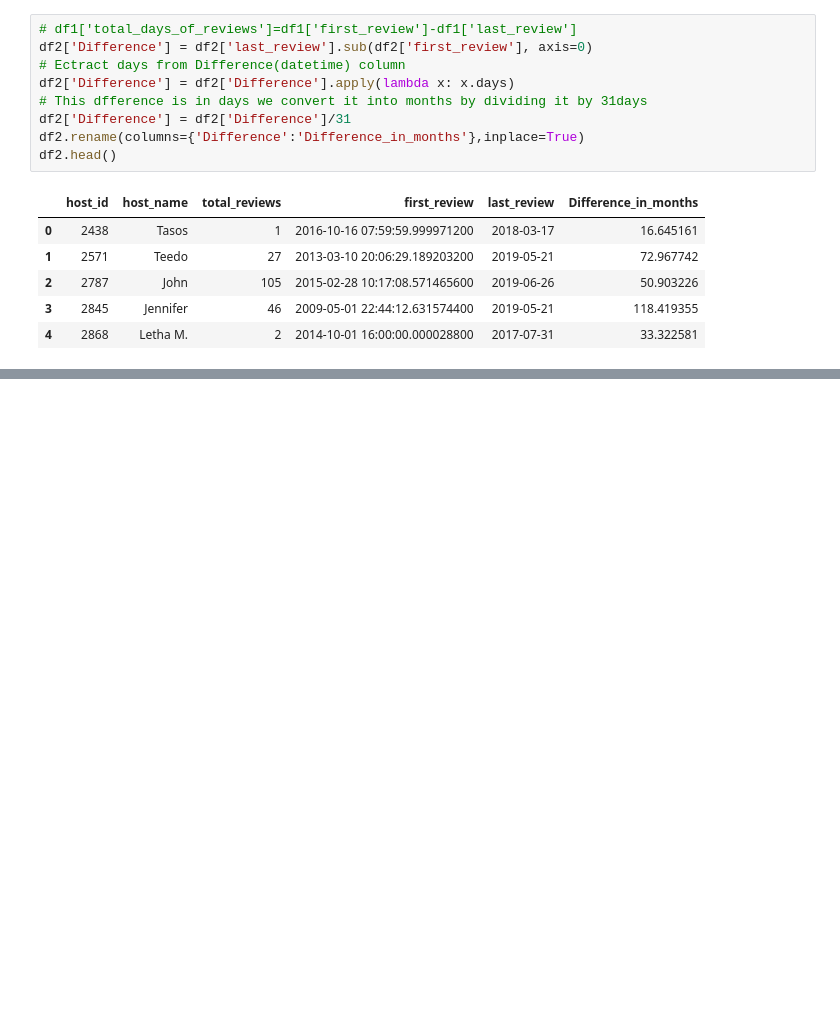
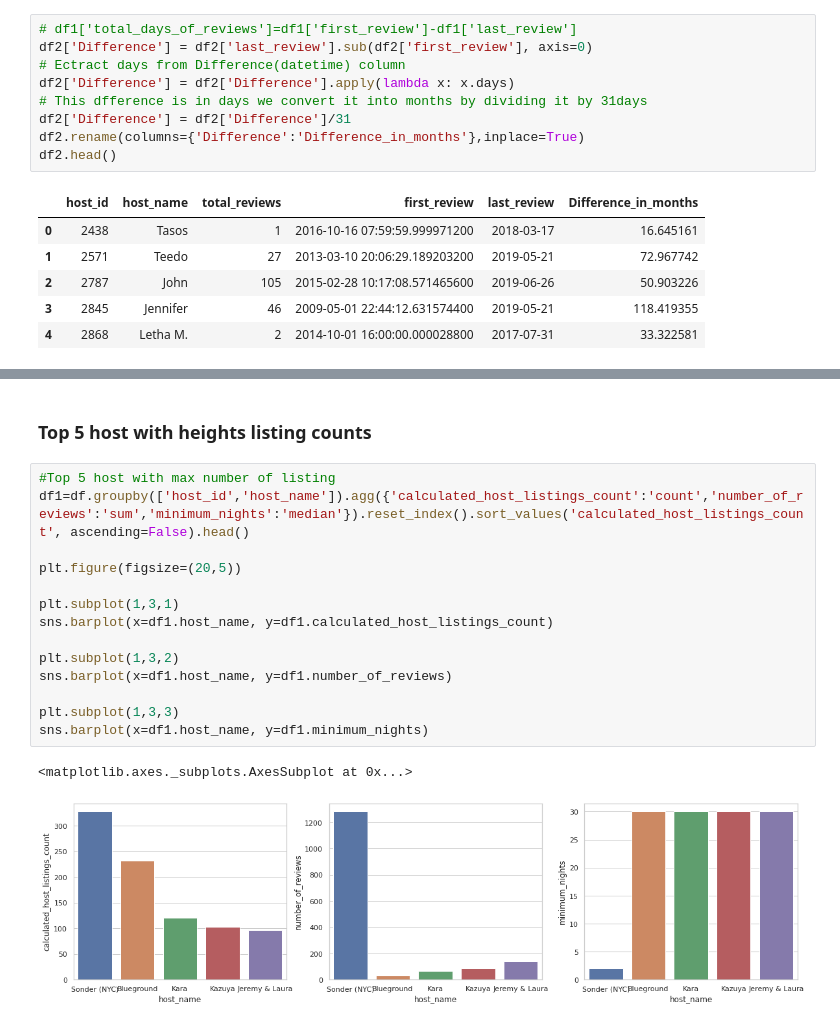
Before and after one commit to amanichivilkar/Airbnb-Booking-Analysis, a Jupyter notebook: Amani_Chivilkar_M1W4_Airbnb_Bookings_Analysis_Capstone_Project.ipynb, the cells around one changed output, grey strips where cells are left out. Drawn from its saved outputs; the diff is of its cells as text; blank space fills up the shorter version.

```diff
--- a/Amani_Chivilkar_M1W4_Airbnb_Bookings_Analysis_Capstone_Project.ipynb
+++ b/Amani_Chivilkar_M1W4_Airbnb_Bookings_Analysis_Capstone_Project.ipynb
@@ -233,0 +277,19 @@ df2.sort_values('total_reviews_per_month', ascending=False).head()
+# %% [markdown]
+### **Top 5 host with heights listing counts**
+# %%
+#Top 5 host with max number of listing
+df1=df.groupby(['host_id','host_name']).agg({'calculated_host_listings_count':'count','number_of_reviews':'sum','minimum_nights':'median'}).reset_index().sort_values('calculated_host_listings_count', ascending=False).head()
+
+plt.figure(figsize=(20,5))
+
+plt.subplot(1,3,1)
+sns.barplot(x=df1.host_name, y=df1.calculated_host_listings_count)
+
+plt.subplot(1,3,2)
+sns.barplot(x=df1.host_name, y=df1.number_of_reviews)
+
+plt.subplot(1,3,3)
+sns.barplot(x=df1.host_name, y=df1.minimum_nights)
+# %% [output]
+<matplotlib.axes._subplots.AxesSubplot at 0x...>
+[figure, added]
```
Also changed, not shown: parts of 10 cells of this notebook.
